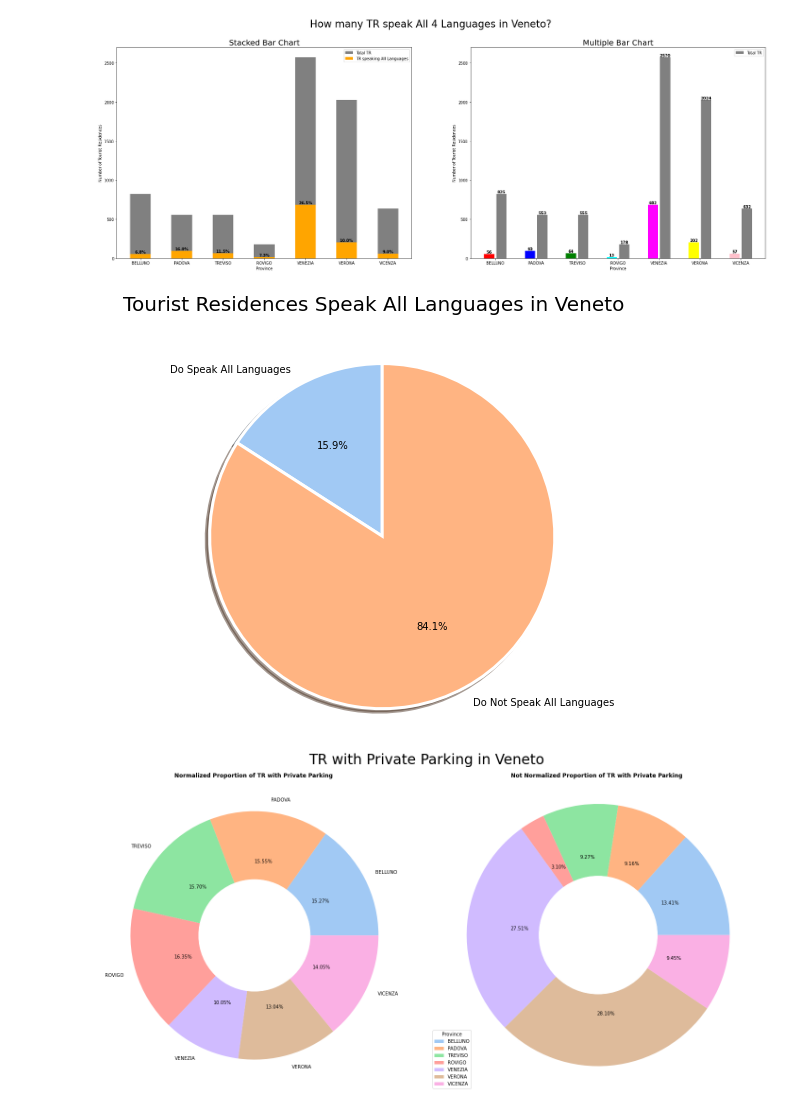
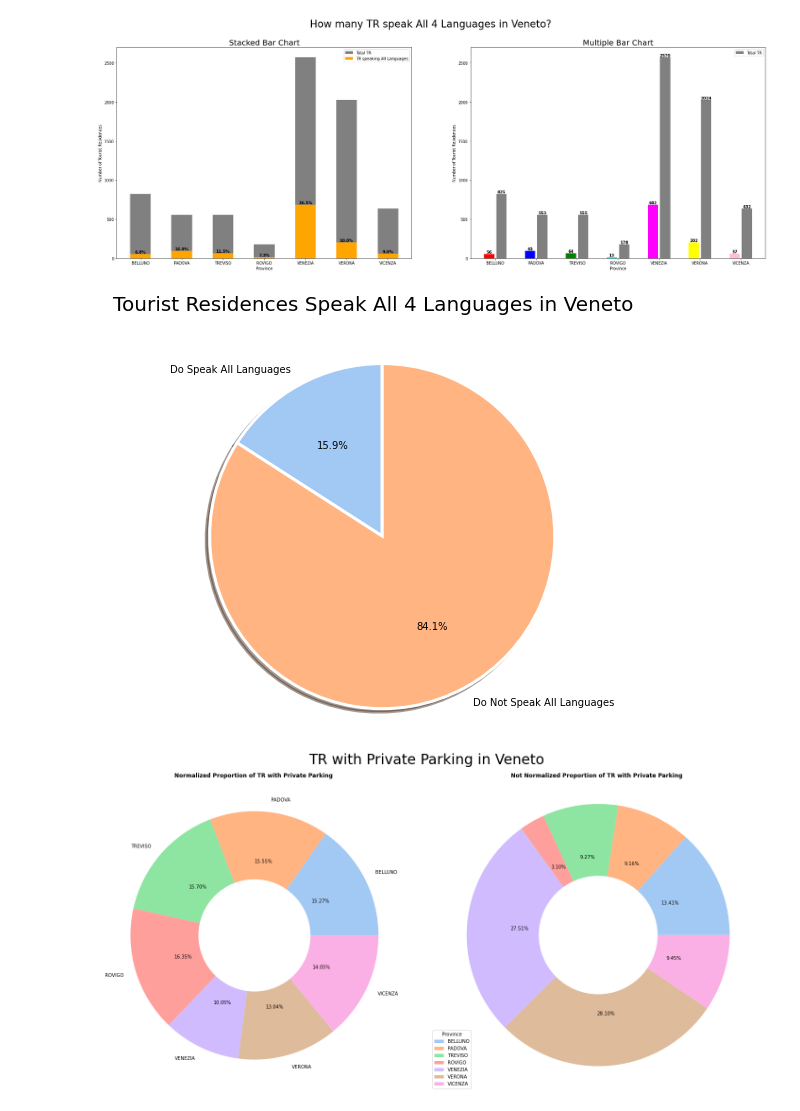
Before and after one commit to NicoloAvesani/project_Tourist_Residences_in_Veneto, a Jupyter notebook: project_on_colab.ipynb, the cells around one changed output. Cells and saved outputs as stored; diff of their text form; code cells hidden in the pictures.

```diff
--- a/project_on_colab.ipynb
+++ b/project_on_colab.ipynb
@@ -1417,24 +1457,24 @@ plt.show()
 # %%
 ## How many tourist residences speak All Languages in Veneto?
 
 sum_lan = np.sum(lan_list)
 total_tr = np.sum(city_len)
 
 ratio_lan_tr = sum_lan/total_tr
 
 labels = ['Do Speak All Languages', 'Do Not Speak All Languages']
 sizes = [ratio_lan_tr, 1 - ratio_lan_tr]
 
 fig1, ax1 = plt.subplots(figsize=(10,7))
 ax1.pie(sizes, labels=labels, autopct='%1.1f%%',
         shadow=True, startangle=90, wedgeprops = { 'linewidth' : 3, 'edgecolor' : 'white' }, colors=palette)
 ax1.axis('equal')  # Equal aspect ratio ensures that pie is drawn as a circle
 
-plt.suptitle("Tourist Residences Speak All Languages in Veneto", fontsize=20)
+plt.suptitle("Tourist Residences Speak All 4 Languages in Veneto", fontsize=20)
 
 plt.show()
 # %% [output]
-[figure, old version]
+[figure, new version]
 # %%
 ## Parking
 ## Tourist residences with private parking are accomodations that provide private parking spaces for guests.
```
Also changed, not shown: parts of 11 cells of this notebook.
